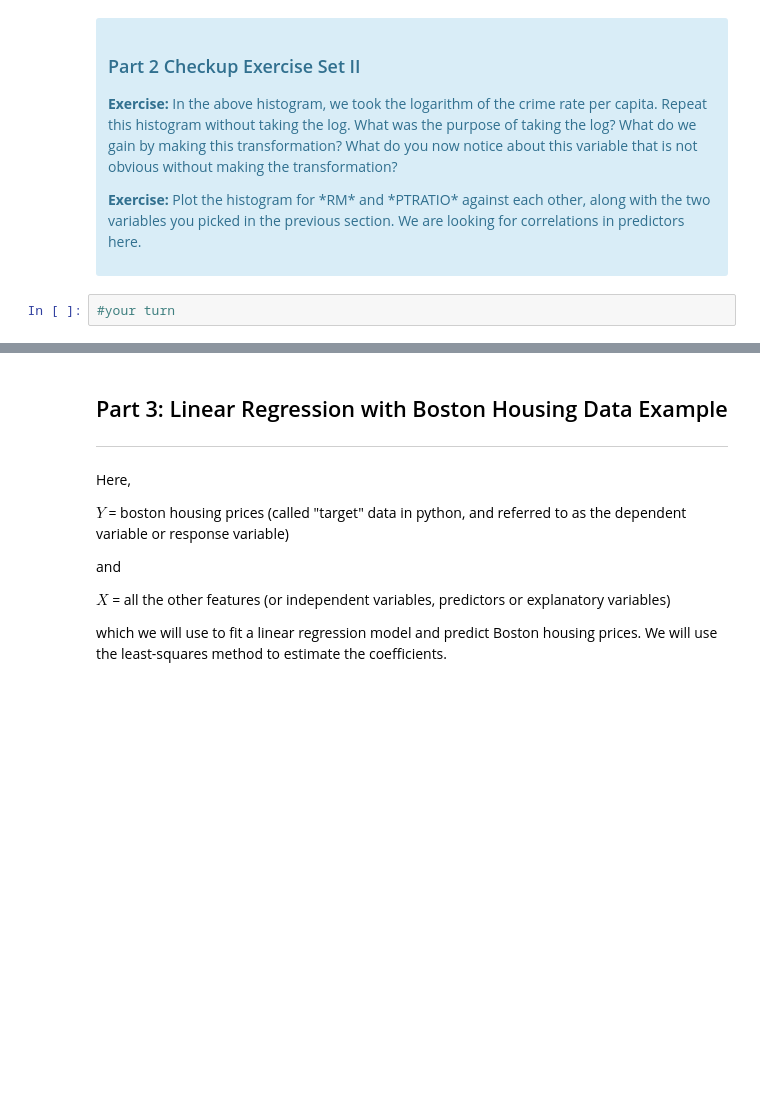
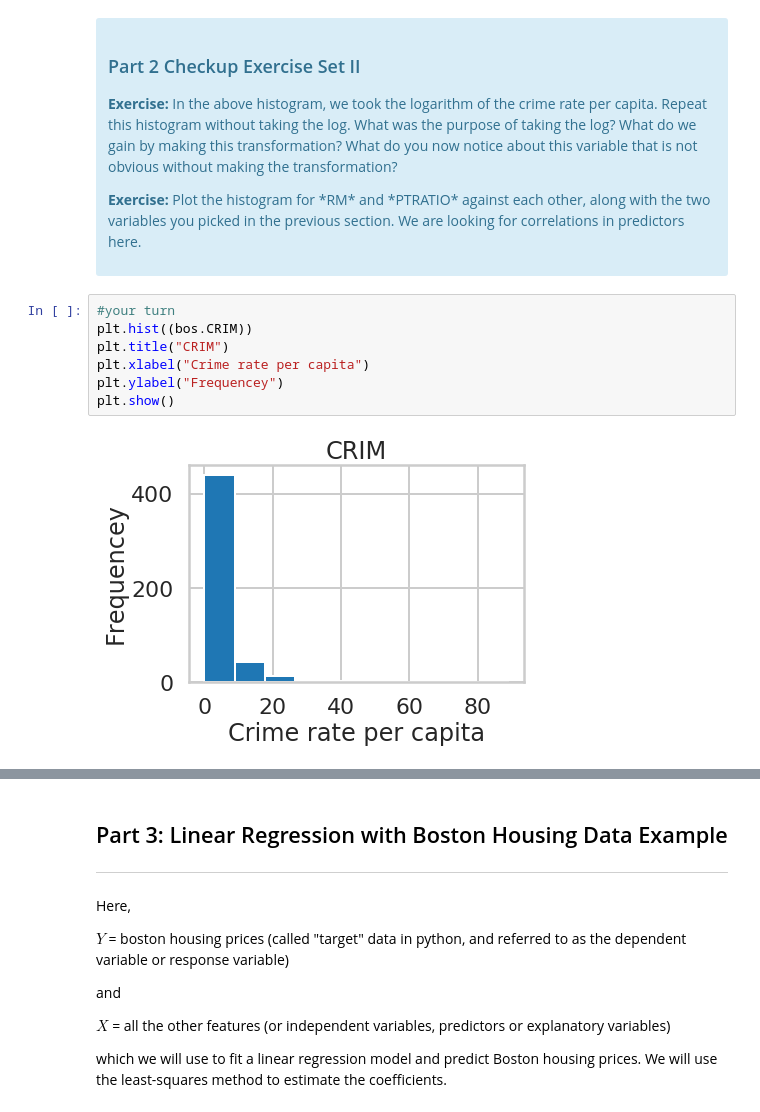
Before and after one commit to Nhorning/linear_regression, a Jupyter notebook: Mini_Project_Linear_Regression.ipynb, the cells around one changed output, grey strips where cells are left out. Cells and saved outputs as stored; diff of their text form; blank space fills up the shorter version.

```diff
--- a/Mini_Project_Linear_Regression.ipynb
+++ b/Mini_Project_Linear_Regression.ipynb
@@ -377,5 +377,12 @@ plt.show()
 
 <p><b>Exercise:</b> Plot the histogram for *RM* and *PTRATIO* against each other, along with the two variables you picked in the previous section. We are looking for correlations in predictors here.</p>
 </div>
-# %%
-#your turn
+# %%
+#your turn
+plt.hist((bos.CRIM))
+plt.title("CRIM")
+plt.xlabel("Crime rate per capita")
+plt.ylabel("Frequencey")
+plt.show()
+# %% [output]
+[figure, added]
```
Also changed, not shown: parts of 3 cells of this notebook.
